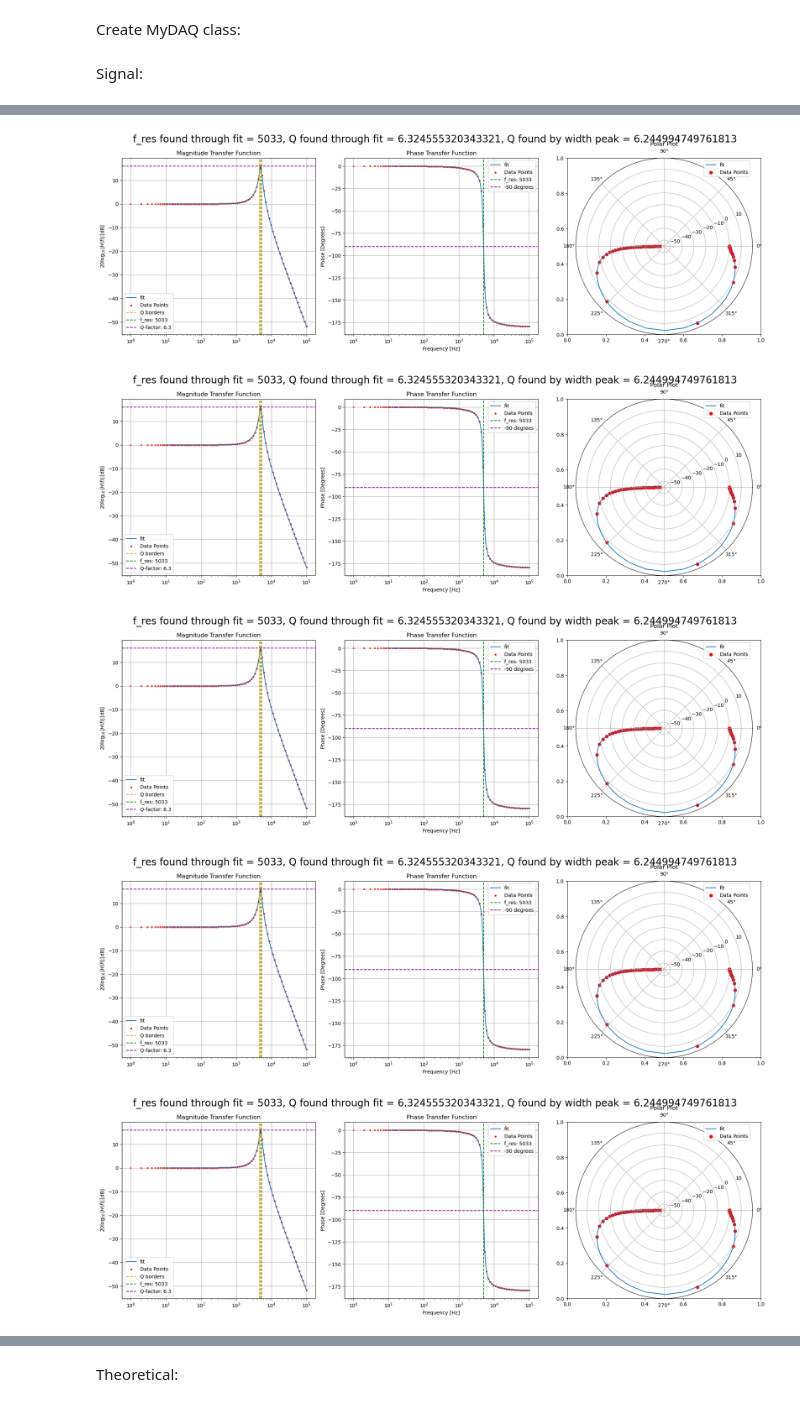
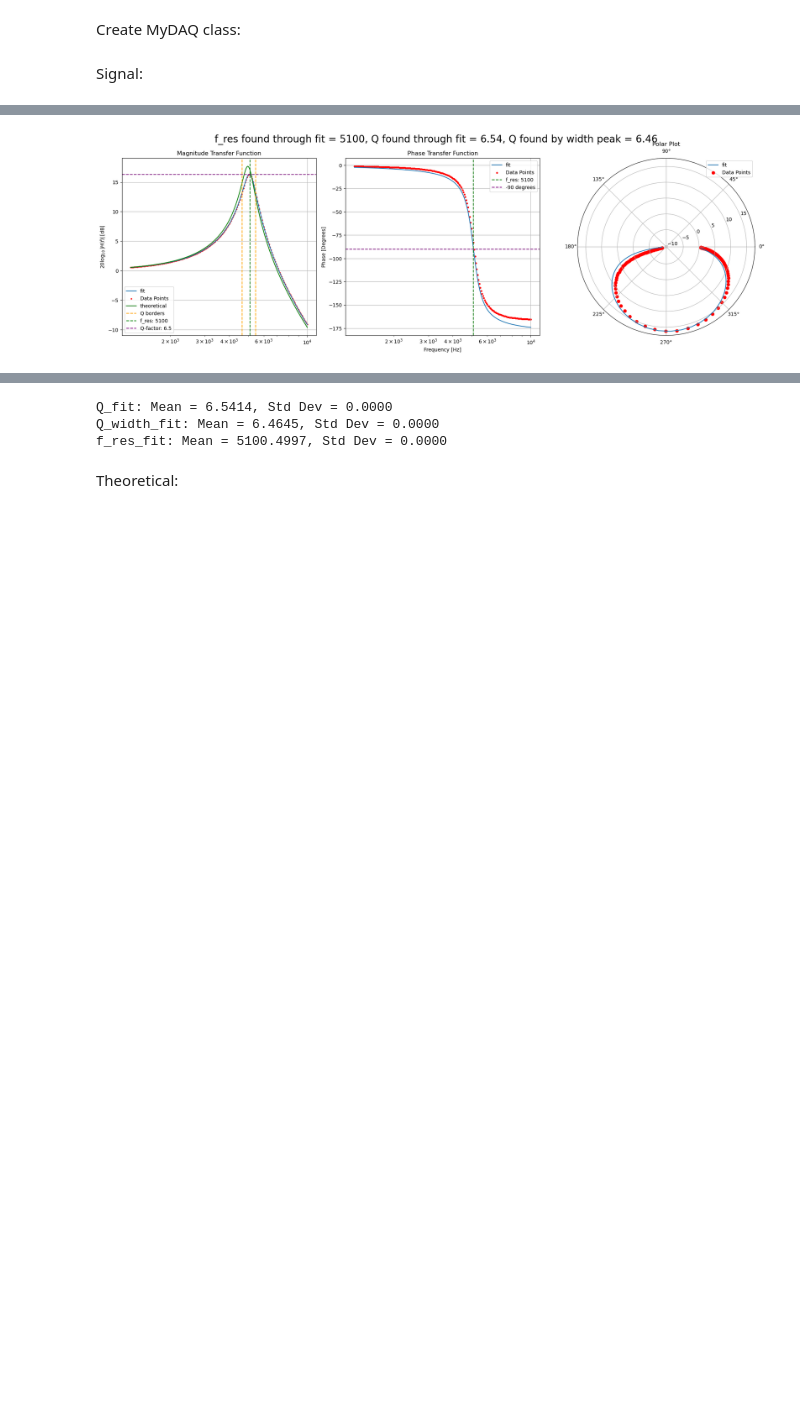
Before and after one commit to GingerBF/Git_Repository, a Jupyter notebook: PE1/Sessie_5/sessie_5_lab.ipynb, the cells around one changed output, grey strips where cells are left out. Saved outputs shown, nothing was run; the diff lists cells and outputs as text; code cells hidden in the pictures; blank space fills up the shorter version.

```diff
--- a/PE1/Sessie_5/sessie_5_lab.ipynb
+++ b/PE1/Sessie_5/sessie_5_lab.ipynb
@@ -139,9 +139,10 @@ class MyDAQ:
         voltages: np.ndarray,
         readChannels: str | list[str],
         writeChannels: str | list[str],
+        voltages_shape,
         timeout: float = 300,
     ) -> np.ndarray:
-        samples = max(voltages.shape)
+        samples = voltages_shape
 
         with dx.Task("read") as readTask, dx.Task("write") as writeTask:
             self._addOutputChannels(writeTask, writeChannels)
@@ -160,7 +161,7 @@ class MyDAQ:
             elapsed_time = time.perf_counter() - start_time
             print(f"writeTask.start took {elapsed_time:.6f} seconds.")
 
-            data = readTask.read(number_of_samples_per_channel=(samples - int(elapsed_time * self.samplerate)), timeout=timeout)
+            data = readTask.read(number_of_samples_per_channel=(samples - int(1.5 * (elapsed_time * self.samplerate))), timeout=timeout)
 
             return np.asarray(data)
 
@@ -443,3 +444,15 @@ class MyDAQ:
                 x_zero = x[i] + (0 - y[i]) * (x[i + 1] - x[i]) / (y[i + 1] - y[i])
                 zero_crossings.append(x_zero)
         return zero_crossings
+# %%
+L = 0.1015
+R = 416.7
+C = 10e-9
+#4.9khz, 5.02
+print((4.9 + 5.02) / 2, (4.9 - 5.02) / 2)
+#5.88
+w0 = 1 / np.sqrt(L * C)
+f0_t = w0 / (2 * np.pi)
+
+Q_t = w0 * L / R
+print(w0, Q_t, f0_t)
@@ -457,16 +473,18 @@ Signal:
 duration = 4
 amplitude = 5
 min_log_freq = np.log10(1/duration)
-frequencies = np.logspace(1, 5, 100)
+frequencies = np.logspace(3.1, 4, 200)
 frequencies = np.unique(np.round(frequencies))
 frequencies = frequencies[frequencies != 0]
 
 _, signal = daq.generateMultipleWaveforms(function='sine', frequencies=frequencies, duration=duration, amplitude=amplitude, phase=0)
 # %%
 def model(f, Q, f_res):
+    w = f * 2 * np.pi
+    w0 = f_res * 2 * np.pi
     return 1 / np.sqrt(
-        (1 - f**2 / f_res**2)**2 +
-        (f / (f_res * Q))**2
+        (1 - w**2 / w0**2)**2 +
+        (w / (w0 * Q))**2
     )
 
 def negative_model(f):
@@ -484,18 +502,25 @@ def H_func(f, Q, f_res):
 
 figscale = 0.8
 
-freqs = np.logspace(1, 5, 500)
+freqs = frequencies
 
 Q_fit_list = []
 Q_width_fit_list = []
 f_res_fit_list = []
 
-for _ in range(0, 10):
-    data_measure = daq.readwrite(signal, read_channel, write_channel)
+for _ in range(0, 1):
+    data_measure = daq.readwrite(signal, read_channel, write_channel, np.max(signal.shape))
     H_magnitudes, H_phaseshifts = daq.getMagnitudePhase(data_measure, frequencies, res_freq=True, cutoff_freq=True, samplerate=daq.samplerate, plots=False)
 
     initial_guess = [6, 1000]
-    params, pcov = curve_fit(model, frequencies, H_magnitudes, p0=initial_guess)
+    params, pcov = curve_fit(model, frequencies[:-3], H_magnitudes[:-3], p0=initial_guess)
+
+    # plt.plot(frequencies[:-3], model(frequencies[:-3], params[0], params[1]), label='fit')
+    # plt.plot(frequencies[:-3], H_magnitudes[:-3], label='data')
+    # plt.xscale('log')
+    # plt.legend()
+    # plt.show()
+
     Q_fit_list.append(np.abs(params[0]))
     f_res_fit_list.append(params[1])
     peak_coords = minimize_scalar(negative_model, bounds=(freqs[0], freqs[-1]))
@@ -514,6 +539,7 @@ for _ in range(0, 10):
     phi_values = np.angle(H_values)
 
     f_res = params[1]
+    print(f_res)
     Q = np.abs(params[0])
 
     max = np.max(20 * np.log10(np.abs(H_values)))
@@ -521,8 +547,9 @@ for _ in range(0, 10):
     fig, (ax1, ax2, ax3) = plt.subplots(1, 3, figsize=(figscale * 24, figscale * 8), gridspec_kw={'width_ratios': [2, 2, 2]})
 
 
-    ax1.plot(freqs, 20 * np.log10(np.abs(H_values)), label=f'fit')
-    ax1.scatter(frequencies, 20 * np.log10(H_magnitudes), color='red', label='Data Points', s=7)
+    ax1.plot(freqs, 20 * np.log10(model(frequencies, params[0], params[1])), label=f'fit')
+    ax1.scatter(frequencies, 20 * np.log10(H_magnitudes), color='red', label='Data Points', s=4)
+    ax1.plot(freqs, 20 * np.log10(model(freqs, Q_t, f0_t)), color='green', label='theoretical')
     ax1.set_xscale('log')
     ax1.set_title('Magnitude Transfer Function')
     ax1.axvline(Q_coord_left.root, color='orange', linestyle='--', label='Q borders')
@@ -553,7 +580,7 @@ for _ in range(0, 10):
     ax3.legend()
 
     # Show and save the plot
-    plt.suptitle(f"f_res found through fit = {round(f_res)}, Q found through fit = {Q}, Q found by width peak = {Q_width_fit_list[-1]}", fontsize=20)
+    plt.suptitle(f"f_res found through fit = {round(f_res)}, Q found through fit = {round(Q, 2)}, Q found by width peak = {round(Q_width_fit_list[-1], 2)}", fontsize=20)
     plt.tight_layout()
 
     plt.show()
@@ -575,5 +604 @@ print(f"f_res_fit: Mean = {f_res_fit_mean:.4f}, Std Dev = {f_res_fit_std:.4f}")
-[figure, old version]
+[figure, new version]
-[figure, removed]
-[figure, removed]
-[figure, removed]
-[figure, removed]
@@ -588,3 +605,6 @@ f_res_fit: Mean = 5032.9212, Std Dev = 0.0000
+Q_fit: Mean = 6.5414, Std Dev = 0.0000
+Q_width_fit: Mean = 6.4645, Std Dev = 0.0000
+f_res_fit: Mean = 5100.4997, Std Dev = 0.0000
 # %% [markdown]
 Theoretical:
 # %%
```
Also changed, not shown: parts of 6 cells of this notebook.
